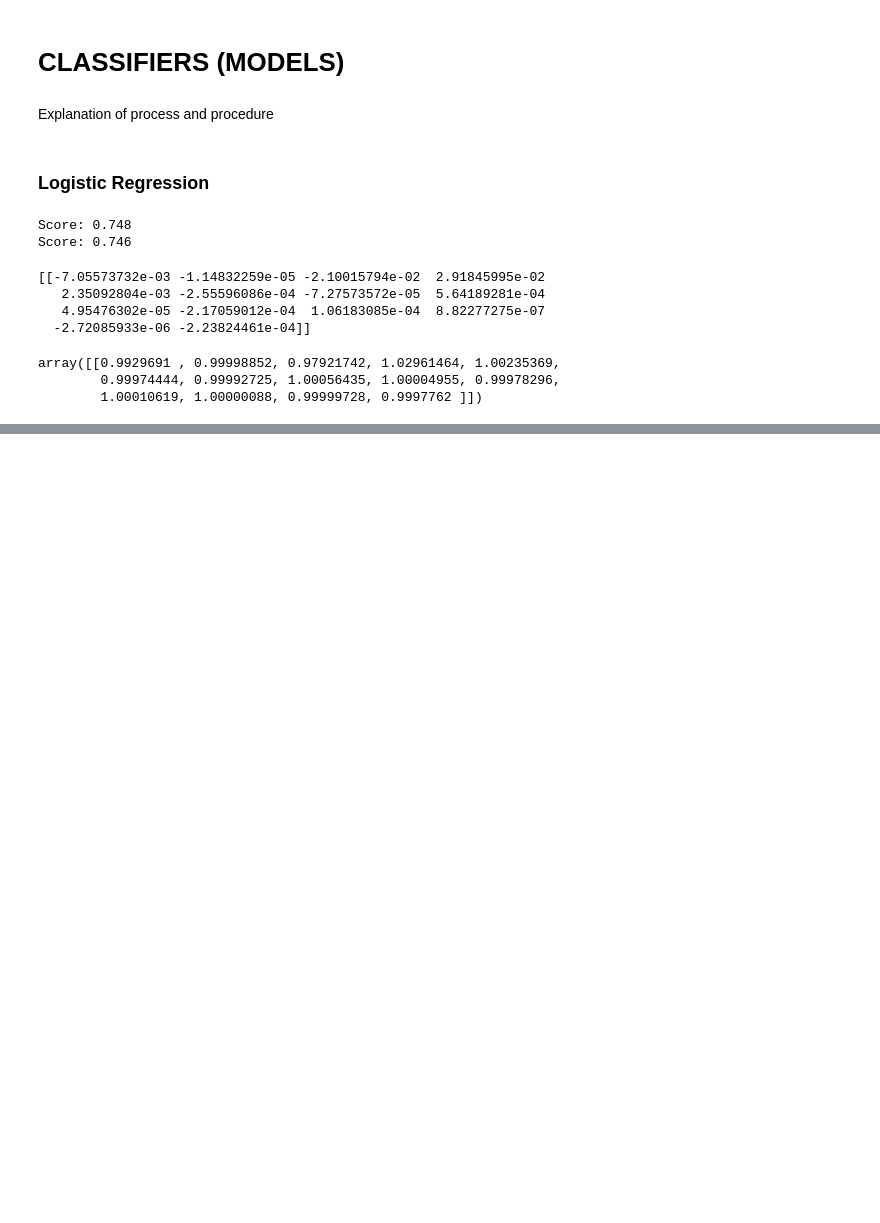
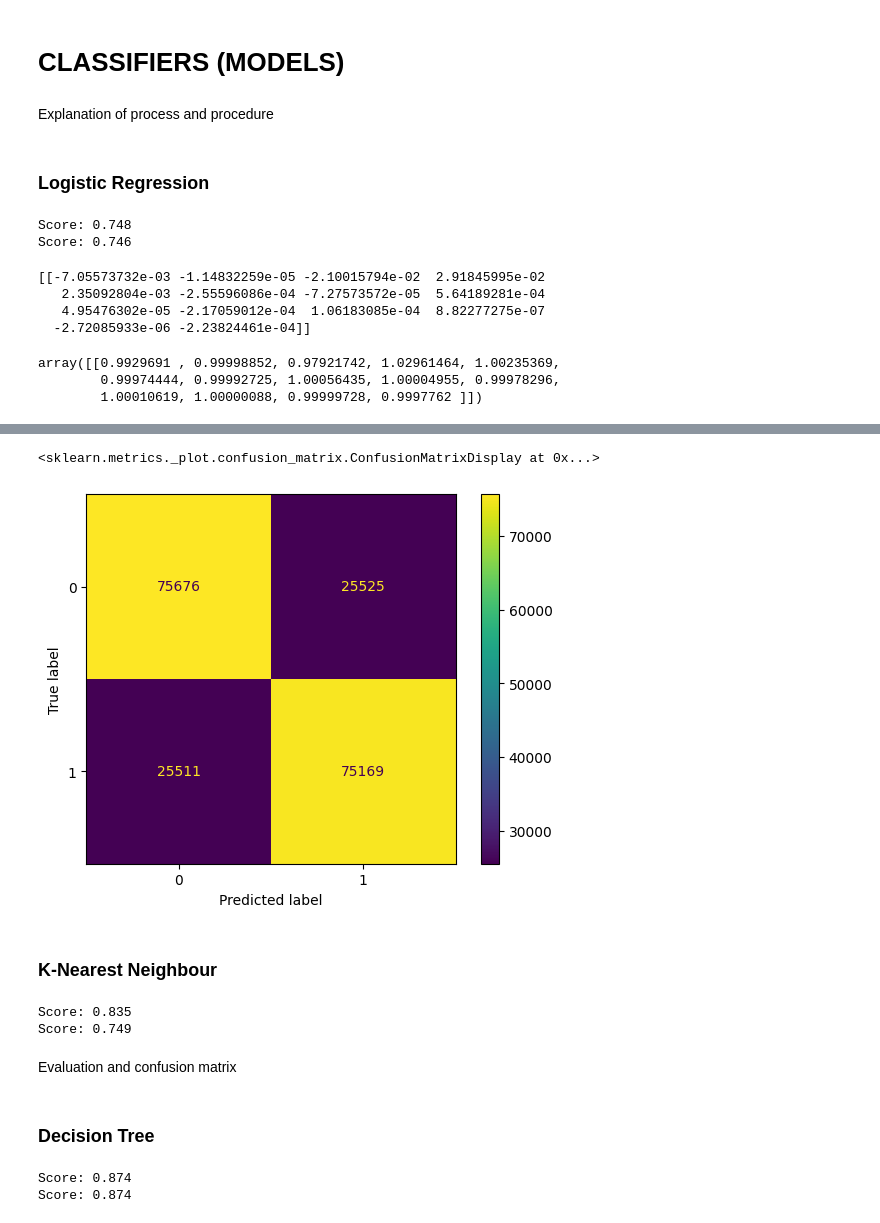
Before and after one commit to madsho/Big-Data-Management, a Jupyter notebook: Modelling and evaluation.ipynb, the cells around one changed output, grey strips where cells are left out. Saved outputs shown, nothing was run; the diff lists cells and outputs as text; code cells hidden in the pictures; blank space fills up the shorter version.

```diff
--- a/Modelling and evaluation.ipynb
+++ b/Modelling and evaluation.ipynb
@@ -153,0 +198,19 @@ DO THIS --> Apply either Grid search, Cross validation, KNN and/or random forres
+# %%
+# https://scikit-learn.org/stable/modules/generated/sklearn.model_selection.GridSearchCV.html
+LogReg_G = LogisticRegression()
+
+
+param_grid =  {
+    'C': [0.01, 0.1, 1, 10, 100], # LÆS OP PÅ DISSE PARAMETERS
+    'max_iter':[1000],
+    'random_state':[42]
+}
+
+
+LogReg_Grid = GridSearchCV(LogReg_G, param_grid, verbose=3) #"cv" parameter default = 5
+
+
+LogReg_Grid.fit(X_train, y_train)
+
+
+LogReg_Grid.best_score_, LogReg_Grid.best_params_, LogReg_Grid.best_estimator_
@@ -153,0 +248,16 @@ DO THIS --> Apply either Grid search, Cross validation, KNN and/or random forres
+# %%
+LogReg_CV = LogisticRegressionCV(
+    cv=10, #CHECK HER
+    random_state=42,
+    max_iter=1000)
+
+LogReg_CV.fit(X_train, y_train)
+
+# For evaluation
+LogReg_CV_y_pred = LogReg_CV.predict(X_test)
+
+print(LogReg_CV.C_)
+
+
+print("Score: {:.3f}".format(LogReg_CV.score(X_train, y_train)))
+print("Score: {:.3f}".format(LogReg_CV.score(X_test, y_test)))
@@ -153,0 +306,6 @@ DO THIS --> Apply either Grid search, Cross validation, KNN and/or random forres
+# %%
+# LogRegCV
+print(classification_report(y_test, LogReg_CV_y_pred))
+
+cm_LogReg_CV = confusion_matrix(y_test, LogReg_CV_y_pred)
+print(cm_LogReg_CV)
@@ -153,0 +324,18 @@ DO THIS --> Apply either Grid search, Cross validation, KNN and/or random forres
+# %%
+cm_graph_LogReg_CV = ConfusionMatrixDisplay(confusion_matrix=cm_LogReg_CV, display_labels=LogReg_CV.classes_)
+cm_graph_LogReg_CV.plot()
+# %% [output]
+<sklearn.metrics._plot.confusion_matrix.ConfusionMatrixDisplay at 0x...>
+[figure, added]
+# %% [markdown]
+### K-Nearest Neighbour
+# %%
+#
+knc = KNeighborsClassifier()
+knc.fit(X_train, y_train)
+knc_y_pred = knc.predict(X_test)
+print("Score: {:.3f}".format(knc.score(X_train, y_train)))
+print("Score: {:.3f}".format(knc.score(X_test, y_test)))
+# %% [output]
+Score: 0.835
+Score: 0.749
@@ -153,0 +366,2 @@ DO THIS --> Apply either Grid search, Cross validation, KNN and/or random forres
+# %% [markdown]
+Evaluation and confusion matrix
@@ -153,0 +377,13 @@ DO THIS --> Apply either Grid search, Cross validation, KNN and/or random forres
+# %% [markdown]
+### Decision Tree
+# %%
+dtree = tree.DecisionTreeClassifier(max_depth=4, random_state=42, min_samples_leaf=2500)
+dtree.fit(X_train, y_train)
+
+dtree_y_pred = dtree.predict(X_test)
+
+print("Score: {:.3f}".format(dtree.score(X_train, y_train)))
+print("Score: {:.3f}".format(dtree.score(X_test, y_test)))
+# %% [output]
+Score: 0.874
+Score: 0.874
```
Also changed, not shown: parts of 24 cells of this notebook, 1 other file.
